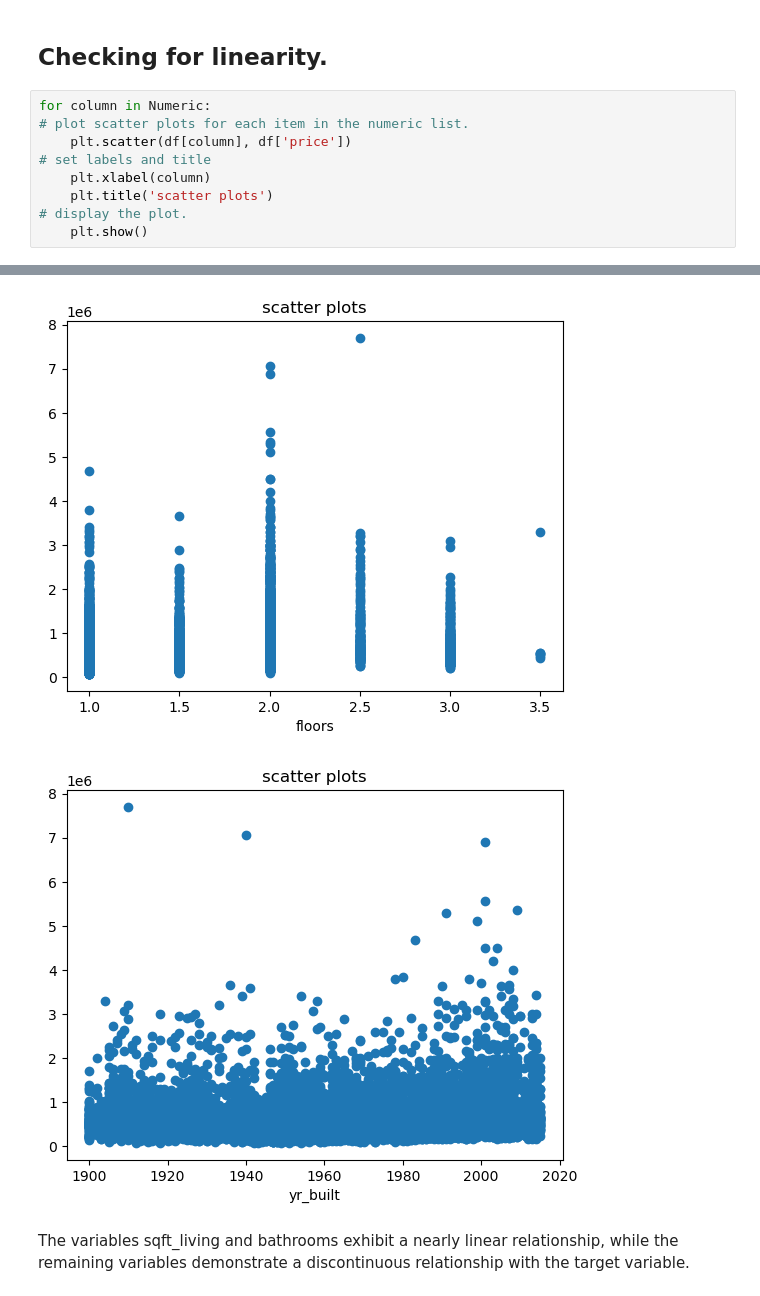
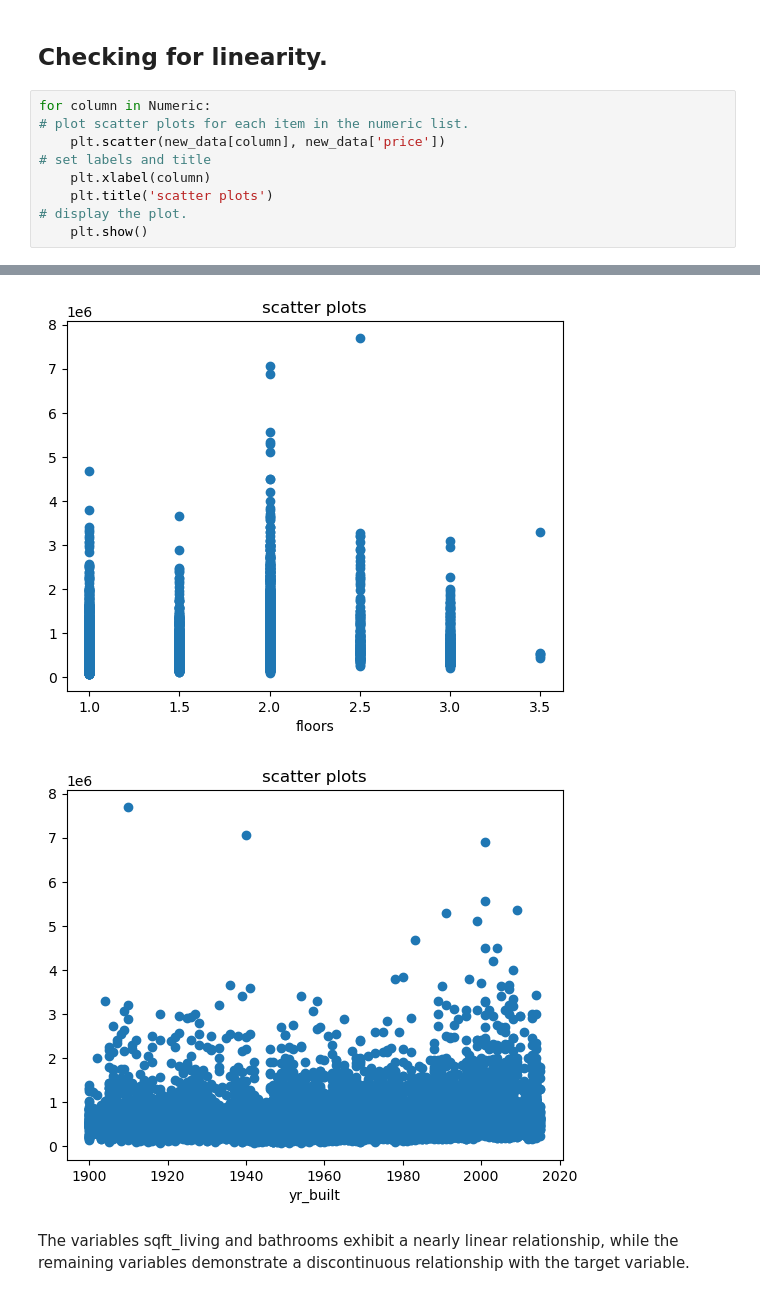
Before and after one commit to mbuvimuia/Northwest-County-Housing-Analysis, a Jupyter notebook: student.ipynb, the cells around one changed output, grey strips where cells are left out. Saved outputs shown, nothing was run; the diff lists cells and outputs as text.

```diff
--- a/student.ipynb
+++ b/student.ipynb
@@ -365,7 +374,7 @@ The observation reveals that the distribution of house prices is right-skewed. T
 # %%
 for column in Numeric:
 # plot scatter plots for each item in the numeric list.
-    plt.scatter(df[column], df['price'])
+    plt.scatter(new_data[column], new_data['price'])
 # set labels and title
     plt.xlabel(column)
     plt.title('scatter plots')
@@ -380,5 +389,5 @@ for column in Numeric:
 [figure]
-[figure, old version]
+[figure, new version]
 # %% [markdown]
 
 The variables sqft_living and bathrooms exhibit a nearly linear relationship, while the remaining variables demonstrate a discontinuous relationship with the target variable.
```
Also changed, not shown: parts of 8 cells of this notebook, 2 other files.
